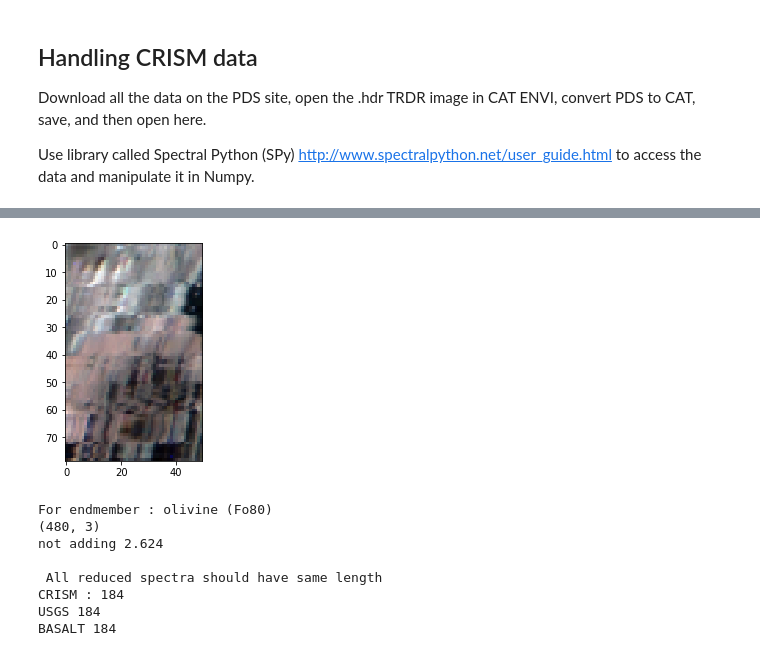
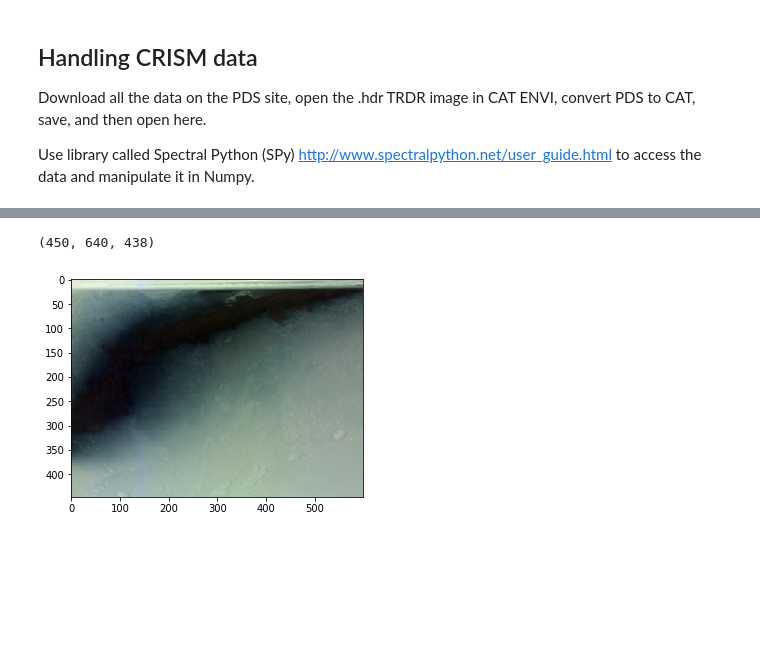
Before and after one commit to marinakiseleva/spectral_analysis, a Jupyter notebook: notebooks/CRISM Testing.ipynb, the cells around one changed output, grey strips where cells are left out. Drawn from its saved outputs; the diff is of its cells as text; code cells hidden in the pictures; blank space fills up the shorter version.

```diff
--- a/notebooks/CRISM Testing.ipynb
+++ b/notebooks/CRISM Testing.ipynb
@@ -40,17 +38,18 @@ here
+# %%
+# For filtering GALE_CRATER/cartorder/cartorder/frt0002037a_07_if165l_trr3_CAT
+# Use only these pixels:
+CRISM_DATA_PATH = DATA_DIR + 'GALE_CRATER/cartorder/cartorder/'
+CRISM_IMG = CRISM_DATA_PATH + 'frt0002037a_07_if165l_trr3_CAT.img'
+spy_image = envi.open(file=CRISM_IMG + '.hdr')
+
+print(spy_image.shape)
+VALID_IMAGE = spy_image[2:449,31:631,:]
+bands = (233, 71, 18)
+view = imshow(data=VALID_IMAGE, bands=bands)
+# %% [output]
+(450, 640, 438)
+[figure, added]
 # %%
-
-bands = (4, 80, 100)
+d=get_CRISM_data()
+bands = (10, 80, 100)
 view = imshow(data=d, bands=bands)
-# %% [output]
-[figure, removed]
-# %%
-record_reduced_spectra()
-# %% [output]
-For endmember : olivine (Fo80)
-(480, 3)
-not adding 2.624
-
- All reduced spectra should have same length
-CRISM : 184
-USGS 184
-BASALT 184
```
Also changed, not shown: parts of 13 cells of this notebook, 10 other files.
